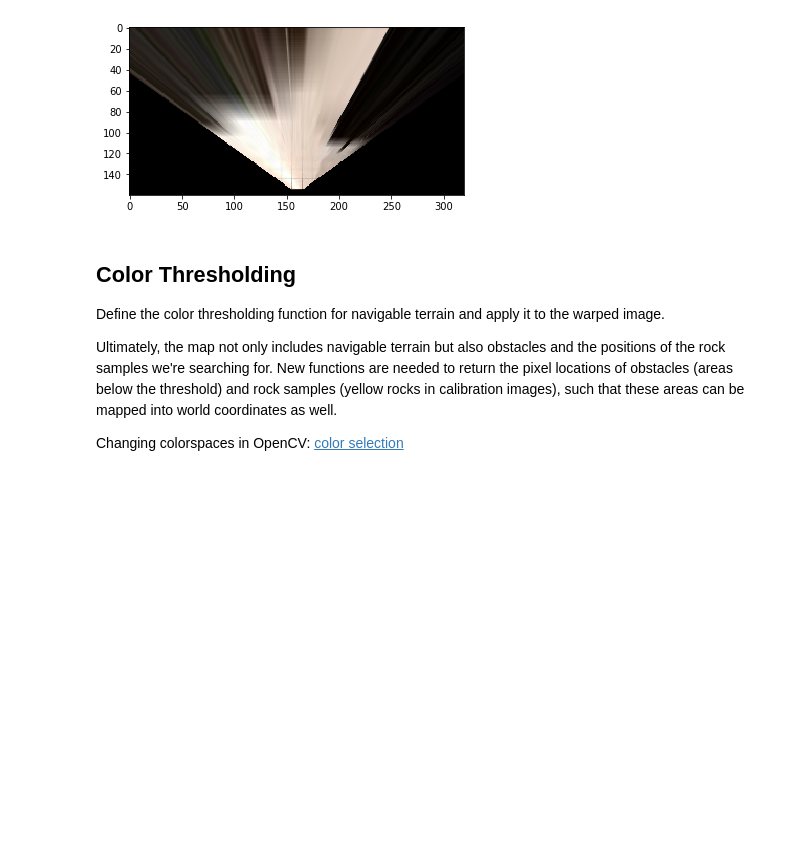
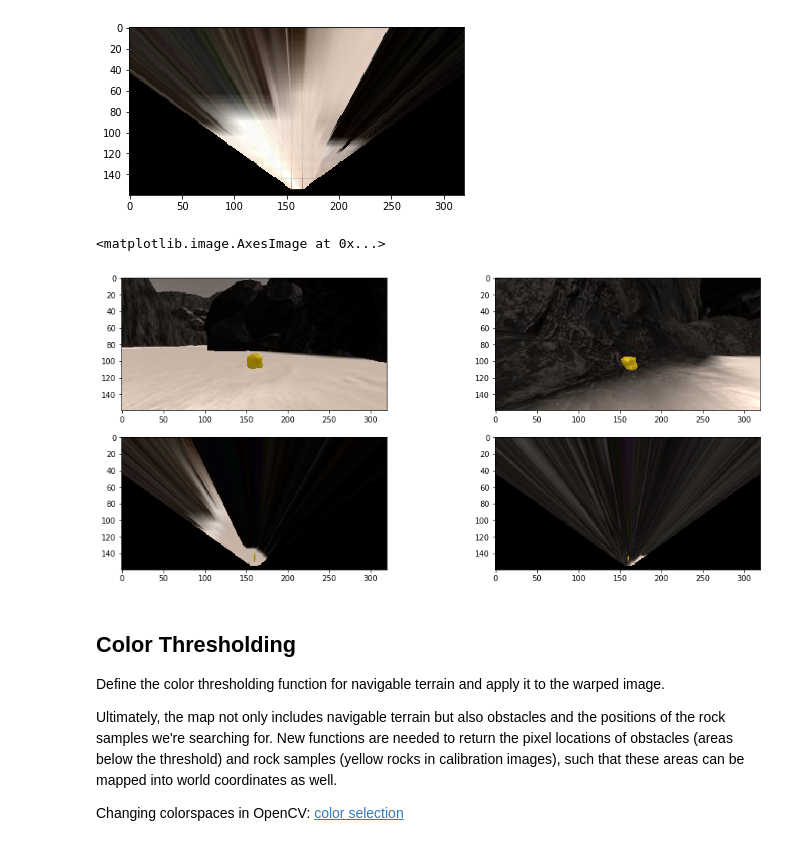
Before and after one commit to Salman-H/mars-search-robot, a Jupyter notebook: code/Rover_Project_Test_Notebook.ipynb, the cells around one changed output. Cells and saved outputs as stored; diff of their text form; code cells hidden in the pictures; blank space fills up the shorter version.

Commit message:
calibrate and test perspect_transform()

```diff
--- a/code/Rover_Project_Test_Notebook.ipynb
+++ b/code/Rover_Project_Test_Notebook.ipynb
@@ -129,6 +155,26 @@ plt.imshow(warped)
 # %% [output]
 <matplotlib.image.AxesImage at 0x...>
 [figure]
+# %%
+warped_rock = perspect_transform(rock_img, source, destination)
+warped_rock2 = perspect_transform(rock_img2, source, destination)
+
+fig = plt.figure(figsize=(16,7))
+
+plt.subplot(221)
+plt.imshow(rock_img)
+
+plt.subplot(222)
+plt.imshow(rock_img2)
+
+plt.subplot(223)
+plt.imshow(warped_rock)
+
+plt.subplot(224)
+plt.imshow(warped_rock2)
+# %% [output]
+<matplotlib.image.AxesImage at 0x...>
+[figure, added]
 # %% [markdown]
 ## Color Thresholding
 Define the color thresholding function for navigable terrain and apply it to the warped image.
```
Also changed, not shown: parts of 3 cells of this notebook.
